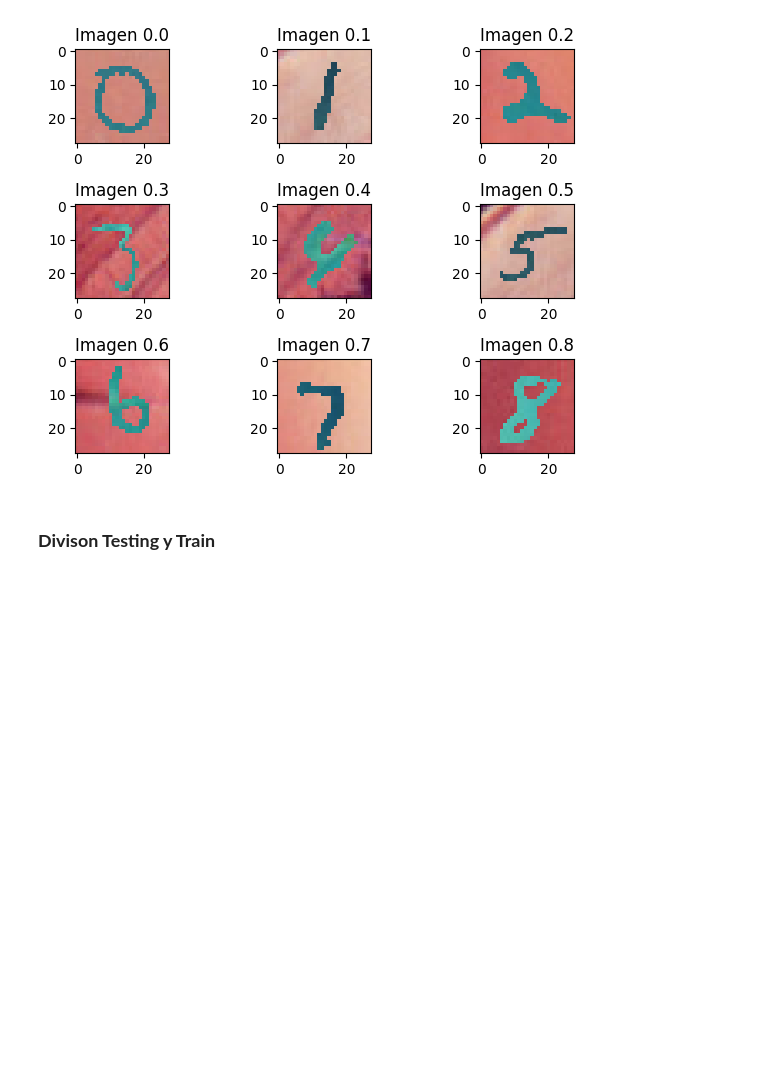
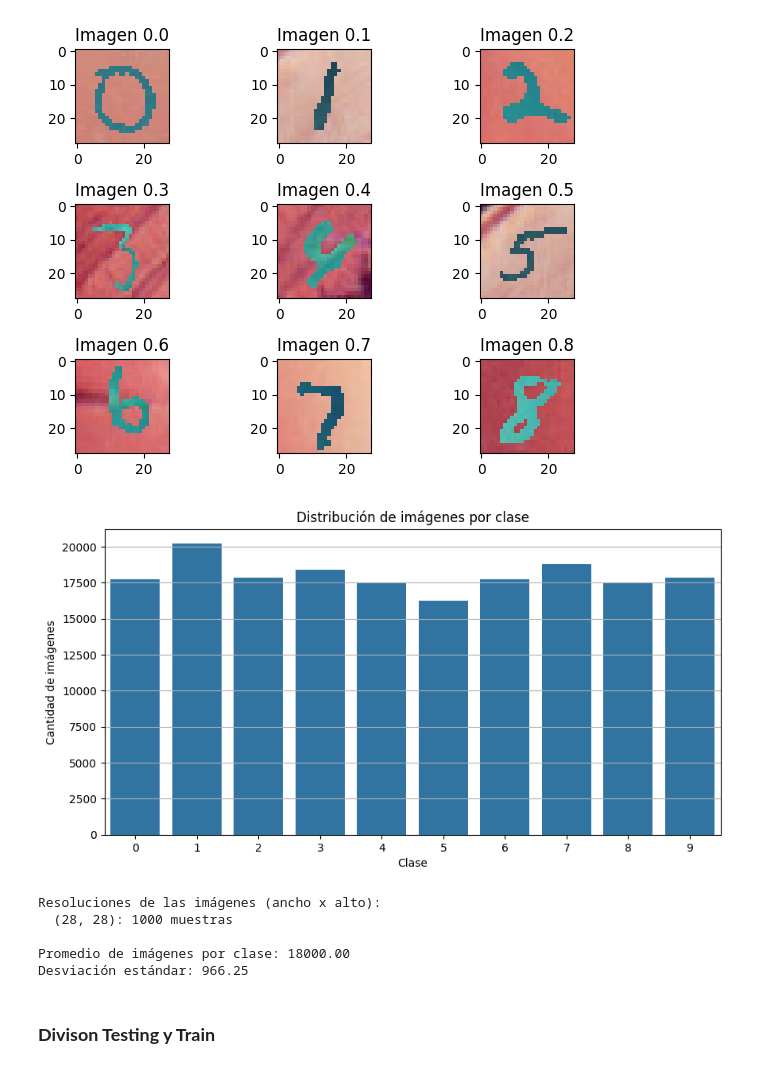
Before and after one commit to JPS4321/lab3_datascience, a Jupyter notebook: Lab3.ipynb, the cells around one changed output. Drawn from its saved outputs; the diff is of its cells as text; code cells hidden in the pictures; blank space fills up the shorter version.

```diff
--- a/Lab3.ipynb
+++ b/Lab3.ipynb
@@ -79,6 +83,56 @@ plt.tight_layout()
 plt.show()
 # %% [output]
 [figure]
+# %%
+
+
+
+ruta_dataset = './MMNIST_reorganizado/train'
+
+
+conteo_clases = {}
+resoluciones = []
+
+for clase in sorted(os.listdir(ruta_dataset)):
+    ruta_clase = os.path.join(ruta_dataset, clase)
+    if os.path.isdir(ruta_clase):
+        archivos = os.listdir(ruta_clase)
+        conteo_clases[clase] = len(archivos)
+
+
+        for archivo in archivos[:100]:
+            img_path = os.path.join(ruta_clase, archivo)
+            with Image.open(img_path) as img:
+                resoluciones.append(img.size)
+
+
+plt.figure(figsize=(10,5))
+sns.barplot(x=list(conteo_clases.keys()), y=list(conteo_clases.values()))
+plt.title("Distribución de imágenes por clase")
+plt.xlabel("Clase")
+plt.ylabel("Cantidad de imágenes")
+plt.grid(axis='y')
+plt.show()
+
+
+res_counter = Counter(resoluciones)
+print("Resoluciones de las imágenes (ancho x alto):")
+for res, count in res_counter.items():
+    print(f"  {res}: {count} muestras")
+
+
+valores = list(conteo_clases.values())
+media = np.mean(valores)
+desviacion = np.std(valores)
+print(f"\nPromedio de imágenes por clase: {media:.2f}")
+print(f"Desviación estándar: {desviacion:.2f}")
+# %% [output]
+[figure, added]
+Resoluciones de las imágenes (ancho x alto):
+  (28, 28): 1000 muestras
+
+Promedio de imágenes por clase: 18000.00
+Desviación estándar: 966.25
 # %% [markdown]
 ### **Divison Testing y Train**
 # %%
```
Also changed, not shown: parts of 47 cells of this notebook, 2 other files.
